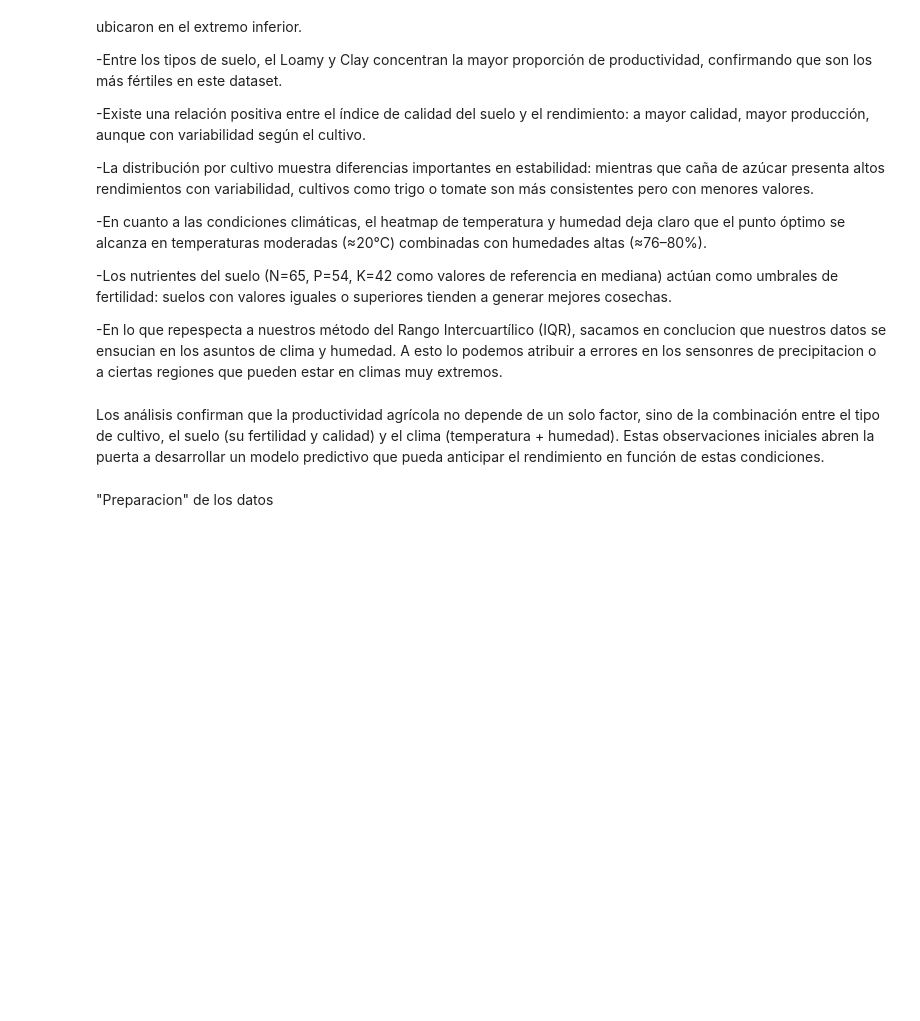
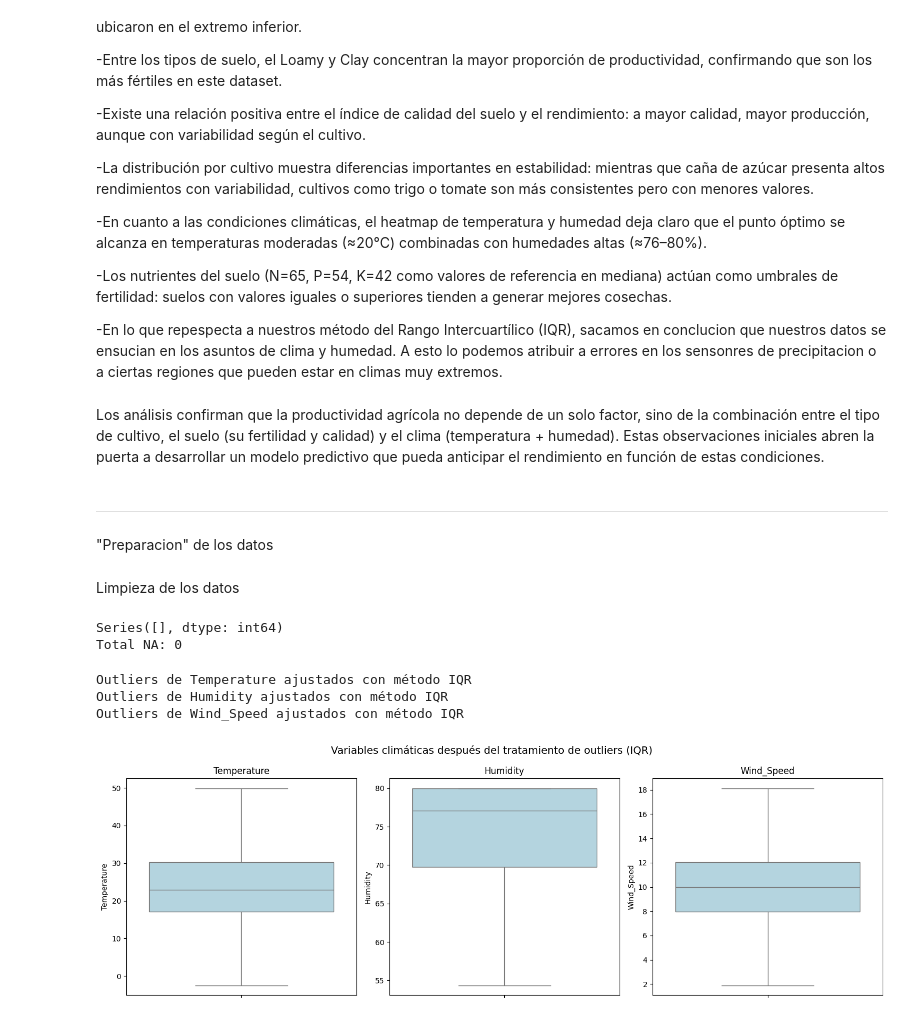
Before and after one commit to IvanSerem/agro-datascience, a Jupyter notebook: ProyectoDS_ParteI_Seremczuk.ipynb, the cells around one changed output. Cells and saved outputs as stored; diff of their text form; code cells hidden in the pictures; blank space fills up the shorter version.

```diff
--- a/ProyectoDS_ParteI_Seremczuk.ipynb
+++ b/ProyectoDS_ParteI_Seremczuk.ipynb
@@ -311,4 +311,9 @@ Conclusiones Preliminares
 # %% [markdown]
 Los análisis confirman que la productividad agrícola no depende de un solo factor, sino de la combinación entre el tipo de cultivo, el suelo (su fertilidad y calidad) y el clima (temperatura + humedad). Estas observaciones iniciales abren la puerta a desarrollar un modelo predictivo que pueda anticipar el rendimiento en función de estas condiciones.
 # %% [markdown]
+--------------------------------------------------------------------------------
+
+
 "Preparacion" de los datos
+# %% [markdown]
+Limpieza de los datos
@@ -314,0 +322,7 @@ Los análisis confirman que la productividad agrícola no depende de un solo fac
+# %%
+missing = df.isna().sum().sort_values(ascending=False)
+print(missing[missing > 0])  # debería no imprimir nada
+print("Total NA:", df.isna().sum().sum())  # debería dar 0
+# %% [output]
+Series([], dtype: int64)
+Total NA: 0
@@ -314,0 +331,40 @@ Los análisis confirman que la productividad agrícola no depende de un solo fac
+# %%
+# =====================================
+# Eliminación / corrección de outliers
+# =====================================
+
+import numpy as np
+import seaborn as sns
+import matplotlib.pyplot as plt
+
+# --- Función general para capping con IQR ---
+def cap_outliers_iqr(data, column, threshold=1.5):
+    Q1 = data[column].quantile(0.25)
+    Q3 = data[column].quantile(0.75)
+    IQR = Q3 - Q1
+    lower = Q1 - threshold * IQR
+    upper = Q3 + threshold * IQR
+    # Reemplazamos los valores fuera del rango por los límites
+    data[column] = np.clip(data[column], lower, upper)
+    return data
+
+# --- Aplicar solo a las variables con outliers confirmados ---
+climate_cols = ['Temperature', 'Humidity', 'Wind_Speed']
+
+for col in climate_cols:
+    df = cap_outliers_iqr(df, col)
+    print(f"Outliers de {col} ajustados con método IQR ")
+
+# --- Visualización: comparación después del ajuste ---
+fig, axes = plt.subplots(1, 3, figsize=(15, 5))
+for i, col in enumerate(climate_cols):
+    sns.boxplot(y=df[col], ax=axes[i], color='lightblue')
+    axes[i].set_title(col)
+plt.suptitle("Variables climáticas después del tratamiento de outliers (IQR)", fontsize=14)
+plt.tight_layout()
+plt.show()
+# %% [output]
+Outliers de Temperature ajustados con método IQR
+Outliers de Humidity ajustados con método IQR
+Outliers de Wind_Speed ajustados con método IQR
+[figure, added]
```
Also changed, not shown: parts of 3 cells of this notebook.
